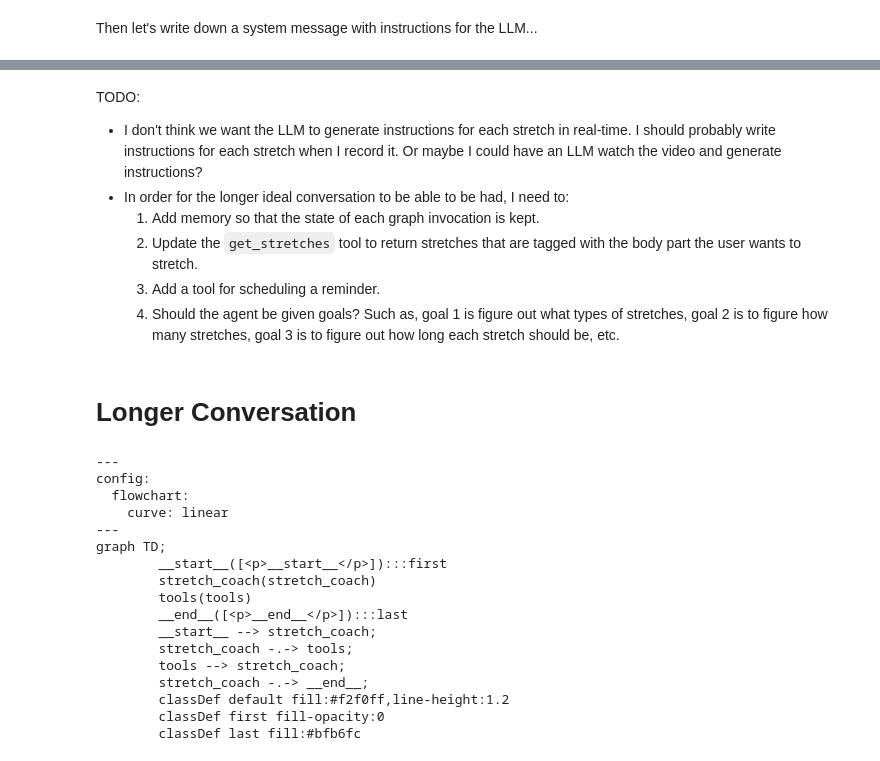
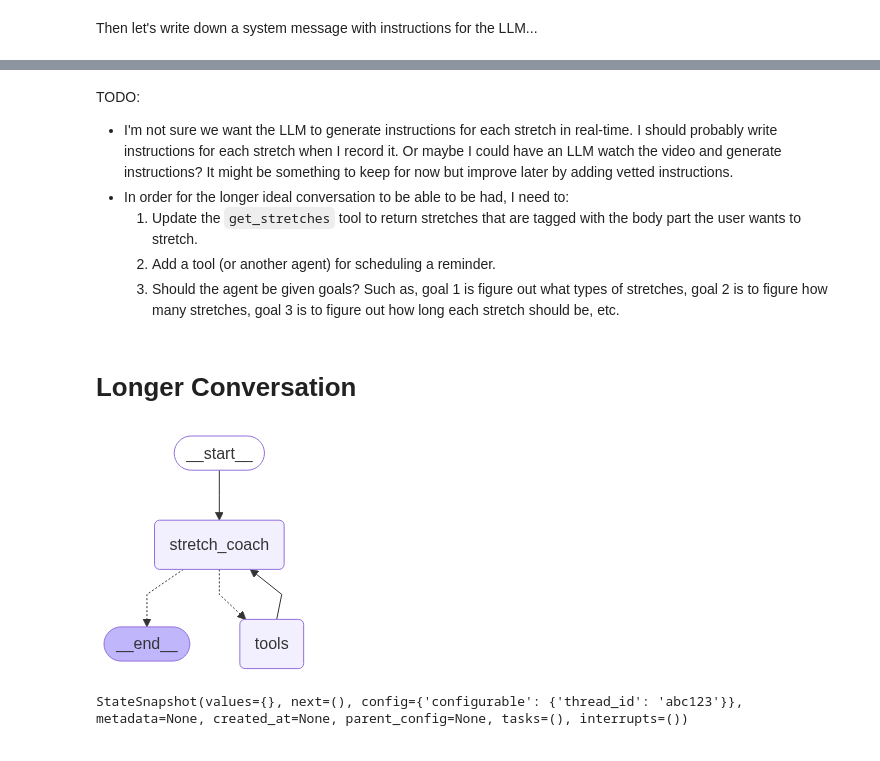
Before and after one commit to chrispoole70/our-daily-stretch, a Jupyter notebook: our_daily_stretch_agent.ipynb, the cells around one changed output, grey strips where cells are left out. Saved outputs shown, nothing was run; the diff lists cells and outputs as text; code cells hidden in the pictures.

```diff
--- a/our_daily_stretch_agent.ipynb
+++ b/our_daily_stretch_agent.ipynb
@@ -194,11 +167,10 @@ Make sure to breathe deeply and slowly throughout each stretch, and stop if you
 # %% [markdown]
 TODO:
-* I don't think we want the LLM to generate instructions for each stretch in real-time. I should probably write instructions for each stretch when I record it. Or maybe I could have an LLM watch the video and generate instructions?
+* I'm not sure we want the LLM to generate instructions for each stretch in real-time. I should probably write instructions for each stretch when I record it. Or maybe I could have an LLM watch the video and generate instructions? It might be something to keep for now but improve later by adding vetted instructions.
 * In order for the longer ideal conversation to be able to be had, I need to:
-   1. Add memory so that the state of each graph invocation is kept.
-   2. Update the `get_stretches` tool to return stretches that are tagged with the body part the user wants to stretch.
-   3. Add a tool for scheduling a reminder.
-   4. Should the agent be given goals? Such as, goal 1 is figure out what types of stretches, goal 2 is to figure how many stretches, goal 3 is to figure out how long each stretch should be, etc.
+   1. Update the `get_stretches` tool to return stretches that are tagged with the body part the user wants to stretch.
+   2. Add a tool (or another agent) for scheduling a reminder.
+   3. Should the agent be given goals? Such as, goal 1 is figure out what types of stretches, goal 2 is to figure how many stretches, goal 3 is to figure out how long each stretch should be, etc.
 # %% [markdown]
 # Longer Conversation
 # %%
@@ -228,8 +181,6 @@ tools = [get_stretches]
-# %%
-llm_bound_to_tools = llm.bind_tools(tools=tools)
 # %%
 # System message
-system_msg = SystemMessage(content="""
+system_message = """
 You are a stretch coach tasked with generating stretch plans. Here are your specific instructions:
 
 * If a user asks for stretches, only use the stretches returned from the tool called get_stretches.
@@ -263,17 +214,21 @@ AI: Great, and how often would you like to stretch? Once a day?
 Human: Stretching everyday would be a good goal for me. Let me try out these stretches later today.
 
 AI: Sounds good, I hope it goes well!
-""")
+"""
 
+prompt_template = ChatPromptTemplate.from_messages(
+    [
+        ('system', system_message),
+        MessagesPlaceholder(variable_name='messages')
+    ]
+)
+
+# TODO: Trim the messages
 def stretch_coach(state: MessagesState):
-  return {
-      'messages': [llm_bound_to_tools.invoke(f'{system_msg} {state["messages"]}')]
-  }
+  prompt = prompt_template.invoke(input=state)
+  response = llm_bound_to_tools.invoke(input=prompt)
+  return {'messages': [response]}
 # %%
-from langgraph.graph import START, StateGraph
-from langgraph.prebuilt import ToolNode, tools_condition
-from IPython.display import Image, display
-
 # 1. Build the graph
 graph_builder = StateGraph(MessagesState)
 
@@ -286,28 +241,19 @@ graph_builder.add_edge(start_key=START, end_key='stretch_coach')
 graph_builder.add_conditional_edges(source='stretch_coach', path=tools_condition)
 graph_builder.add_edge(start_key='tools', end_key='stretch_coach')
 
+# 4. Preserve the conversation history in memory
+memory = MemorySaver()
+
 # Lastly, compile the graph so that it can be invoked
-runnable_graph = graph_builder.compile()
+runnable_graph = graph_builder.compile(checkpointer=memory)
-# %%
-print(runnable_graph.get_graph(xray=True).draw_mermaid())
-# %% [output]
----
-config:
-  flowchart:
-    curve: linear
----
-graph TD;
-        __start__([<p>__start__</p>]):::first
-        stretch_coach(stretch_coach)
-        tools(tools)
-        __end__([<p>__end__</p>]):::last
-        __start__ --> stretch_coach;
-        stretch_coach -.-> tools;
-        tools --> stretch_coach;
-        stretch_coach -.-> __end__;
-        classDef default fill:#f2f0ff,line-height:1.2
-        classDef first fill-opacity:0
-        classDef last fill:#bfb6fc
+# %%
+runnable_graph
+# %% [output]
+[figure, added]
+# %%
+runnable_graph.get_state(config)
+# %% [output]
+StateSnapshot(values={}, next=(), config={'configurable': {'thread_id': 'abc123'}}, metadata=None, created_at=None, parent_config=None, tasks=(), interrupts=())
 # %%
 messages
 # %% [output]
```
Also changed, not shown: parts of 29 cells of this notebook.
